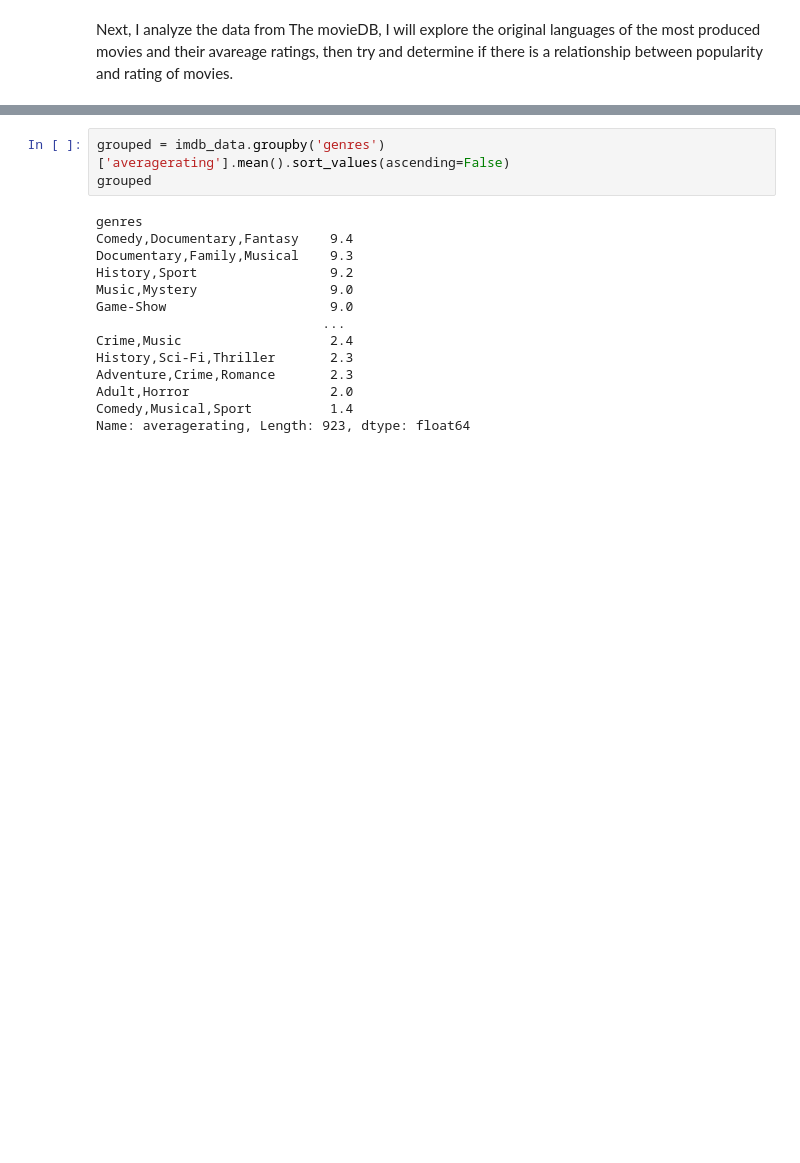
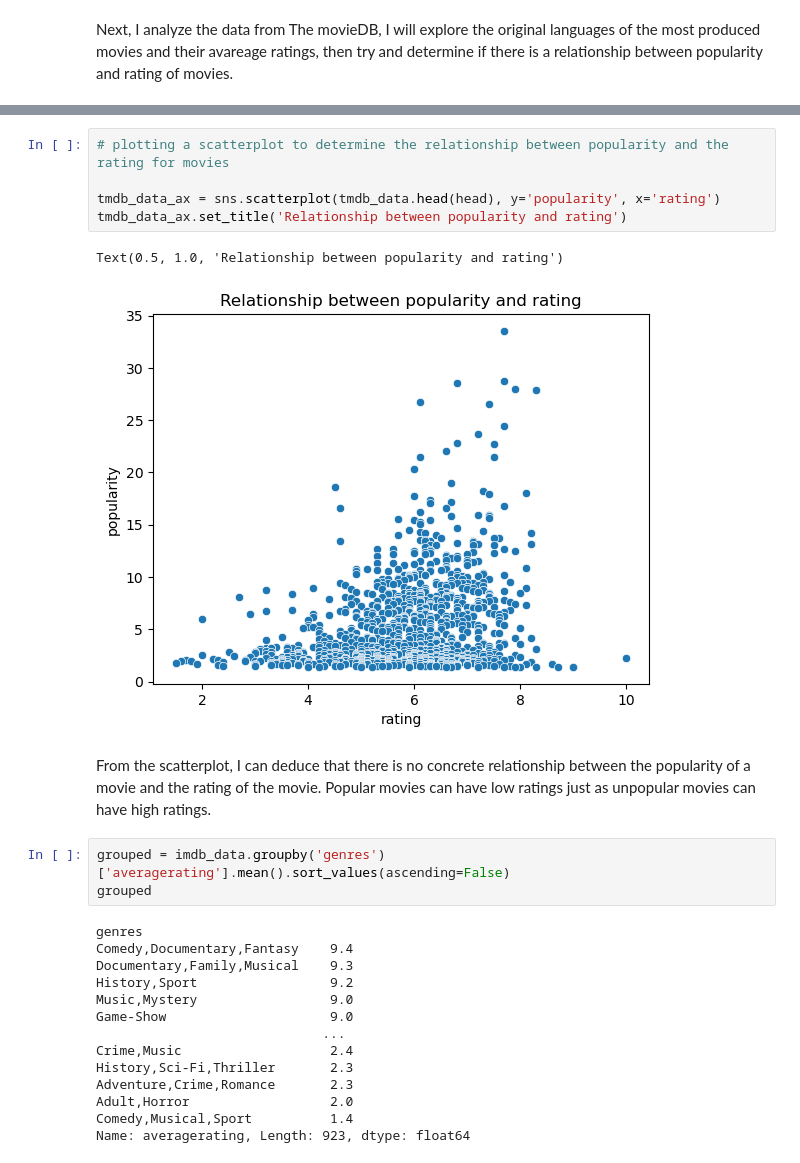
Before and after one commit to ngeny-brian/phase1-project, a Jupyter notebook: student.ipynb, the cells around one changed output, grey strips where cells are left out. Saved outputs shown, nothing was run; the diff lists cells and outputs as text; blank space fills up the shorter version.

```diff
--- a/student.ipynb
+++ b/student.ipynb
@@ -606,3 +641,13 @@ NameError: name 'tmdb_data' is not defined
+# %%
+# plotting a scatterplot to determine the relationship between popularity and the rating for movies
+
+tmdb_data_ax = sns.scatterplot(tmdb_data.head(head), y='popularity', x='rating')
+tmdb_data_ax.set_title('Relationship between popularity and rating')
+# %% [output]
+Text(0.5, 1.0, 'Relationship between popularity and rating')
+[figure, added]
+# %% [markdown]
+From the scatterplot, I can deduce that there is no concrete relationship between the popularity of a movie and the rating of the movie. Popular movies can have low ratings just as unpopular movies can have high ratings.
 # %%
 grouped = imdb_data.groupby('genres')['averagerating'].mean().sort_values(ascending=False)
 grouped
```
Also changed, not shown: parts of 7 cells of this notebook.
